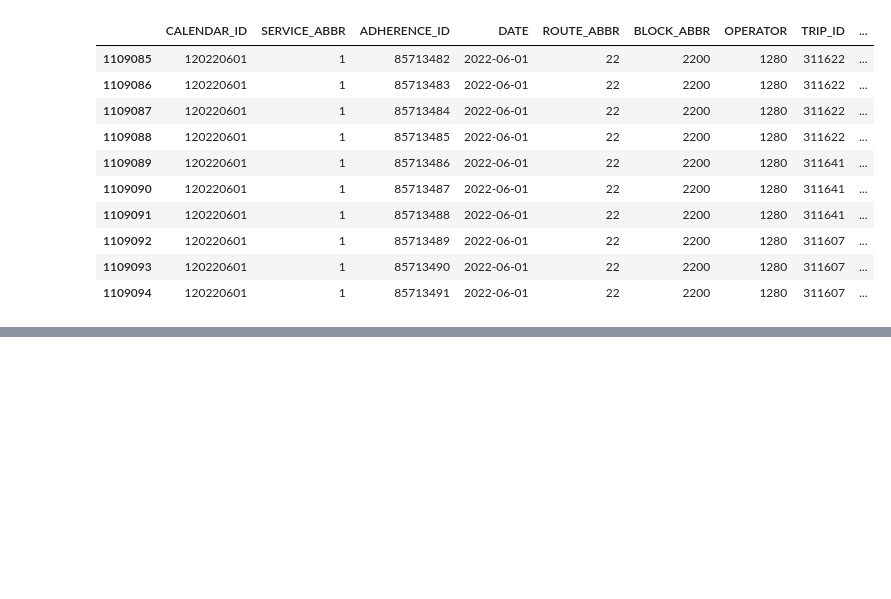
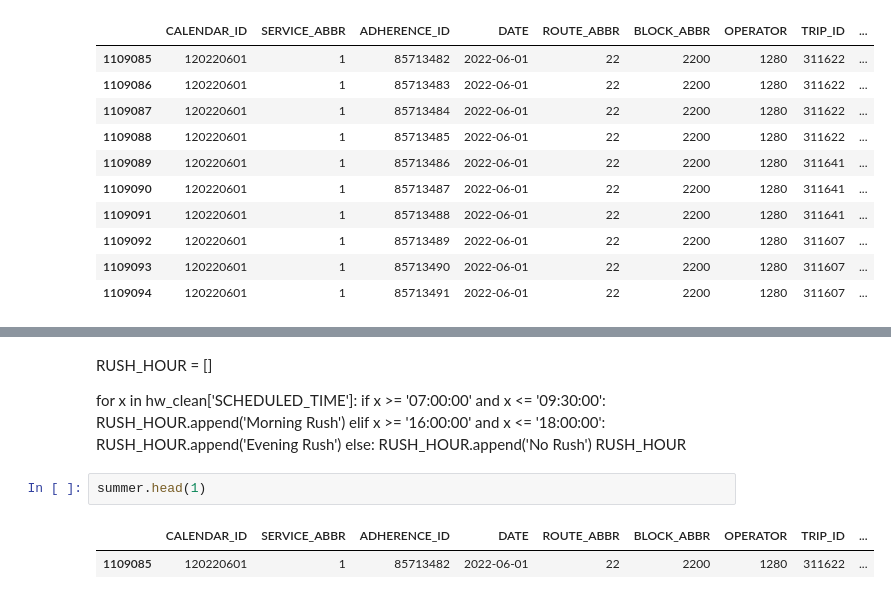
Before and after one commit to NSS-Data-Analytics-Cohort-7/wego-python-bit-my_finger, a Jupyter notebook: notebooks/wego_cleaned_up.ipynb, the cells around one changed output, grey strips where cells are left out. Cells and saved outputs as stored; diff of their text form; blank space fills up the shorter version.

```diff
--- a/notebooks/wego_cleaned_up.ipynb
+++ b/notebooks/wego_cleaned_up.ipynb
@@ -139,0 +205,16 @@ summer.head(10)
+# %% [markdown]
+RUSH_HOUR = []
+
+for x in hw_clean['SCHEDULED_TIME']:
+    if x >= '07:00:00' and x <= '09:30:00':
+        RUSH_HOUR.append('Morning Rush')
+    elif x >= '16:00:00' and x <= '18:00:00':
+        RUSH_HOUR.append('Evening Rush')
+    else:
+        RUSH_HOUR.append('No Rush')
+RUSH_HOUR
+# %%
+summer.head(1)
+# %% [output]
+|  | CALENDAR_ID | SERVICE_ABBR | ADHERENCE_ID | DATE | ROUTE_ABBR | BLOCK_ABBR | OPERATOR | TRIP_ID | ... |
+| 1109085 | 120220601 | 1 | 85713482 | 2022-06-01 | 22 | 2200 | 1280 | 311622 | ... |
```
Also changed, not shown: parts of 19 cells of this notebook.
